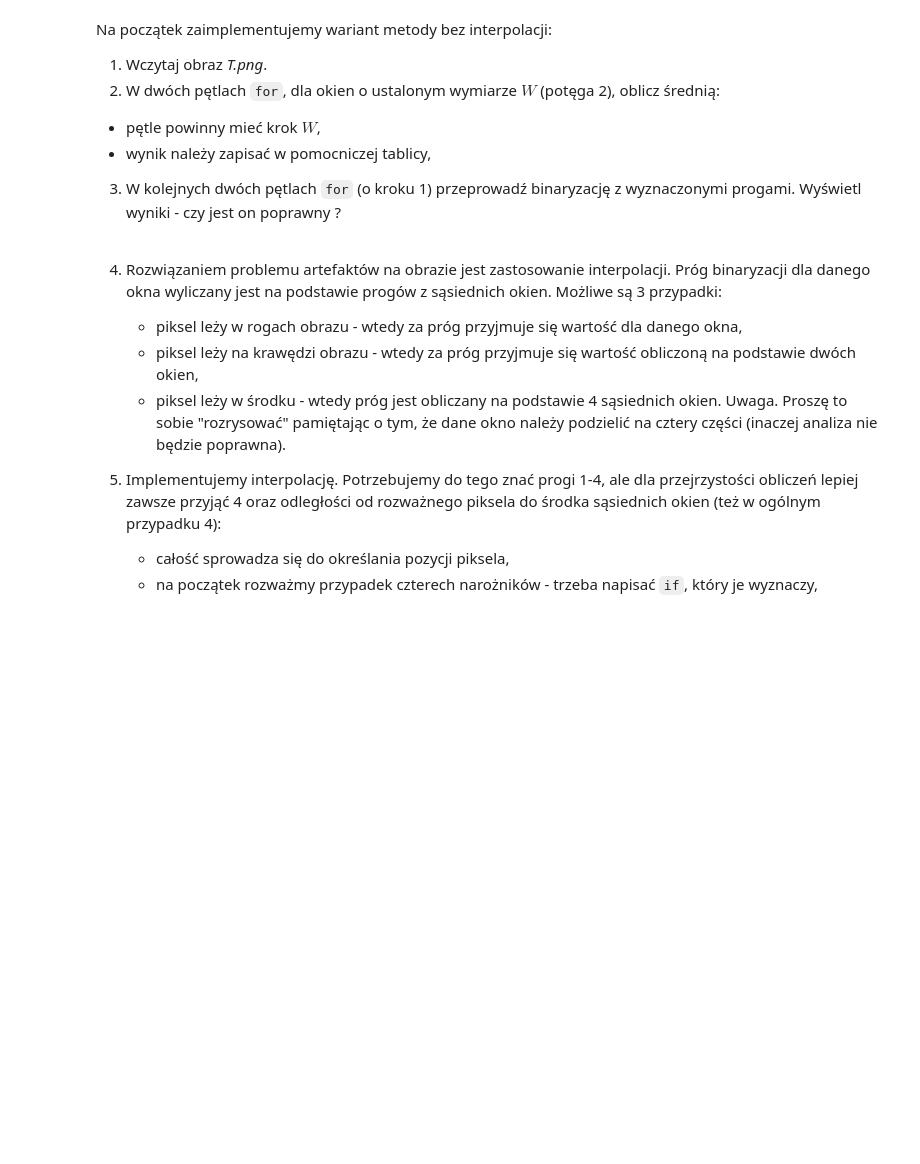
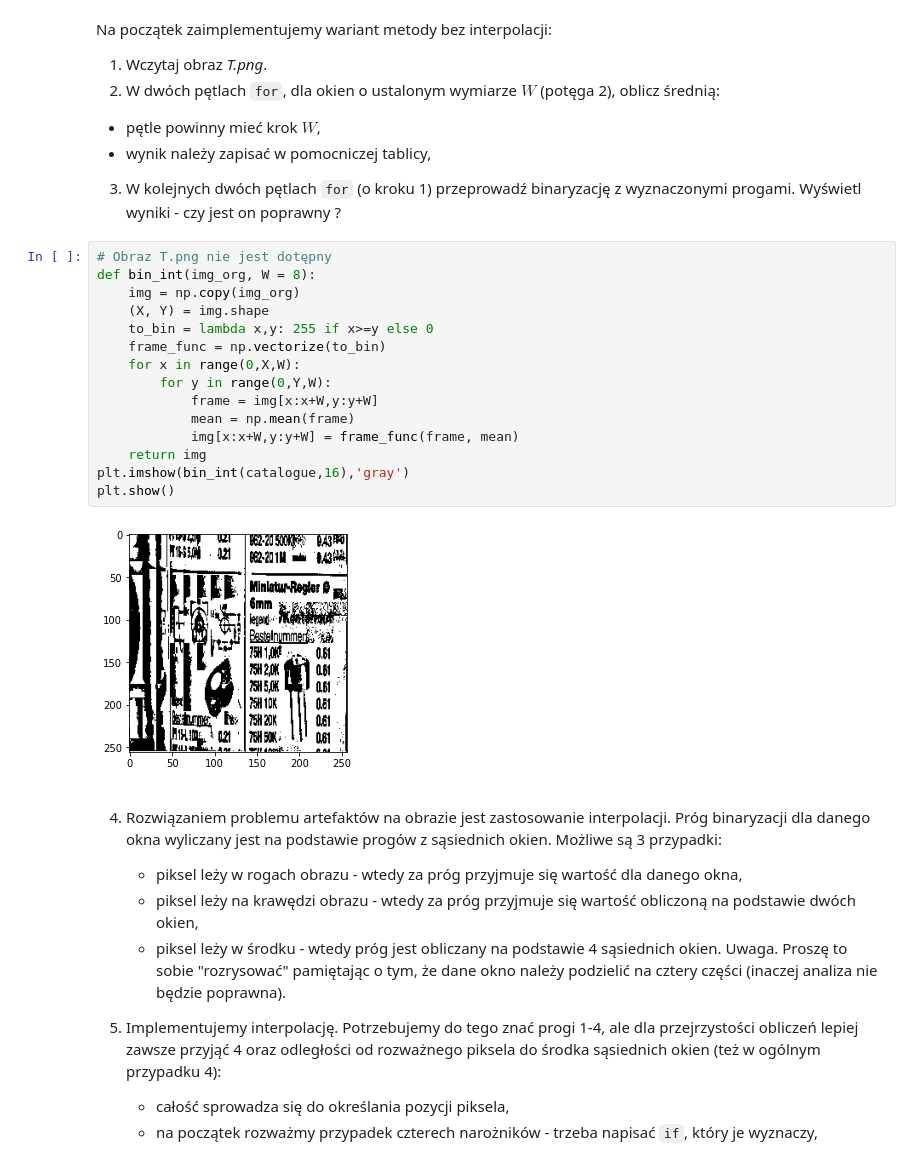
Before and after one commit to prz-ziaja/sem5, a Jupyter notebook: poc/lab04/04_thresholding.ipynb, the cells around one changed output. Cells and saved outputs as stored; diff of their text form; blank space fills up the shorter version.

```diff
--- a/poc/lab04/04_thresholding.ipynb
+++ b/poc/lab04/04_thresholding.ipynb
@@ -569,6 +569,23 @@ Na początek zaimplementujemy wariant metody bez interpolacji:
 
 3. W kolejnych dwóch pętlach `for` (o kroku 1) przeprowadź binaryzację z wyznaczonymi progami.
    Wyświetl wyniki - czy jest on poprawny ?
+# %%
+# Obraz T.png nie jest dotępny
+def bin_int(img_org, W = 8):
+    img = np.copy(img_org)
+    (X, Y) = img.shape
+    to_bin = lambda x,y: 255 if x>=y else 0
+    frame_func = np.vectorize(to_bin)
+    for x in range(0,X,W):
+        for y in range(0,Y,W):
+            frame = img[x:x+W,y:y+W]
+            mean = np.mean(frame)
+            img[x:x+W,y:y+W] = frame_func(frame, mean)
+    return img
+plt.imshow(bin_int(catalogue,16),'gray')
+plt.show()
+# %% [output]
+[figure, added]
 # %% [markdown]
 4. Rozwiązaniem problemu artefaktów na obrazie jest zastosowanie interpolacji.
    Próg binaryzacji dla danego okna wyliczany jest na podstawie progów z sąsiednich okien.
```
Also changed, not shown: parts of 4 cells of this notebook, 4 other files.
